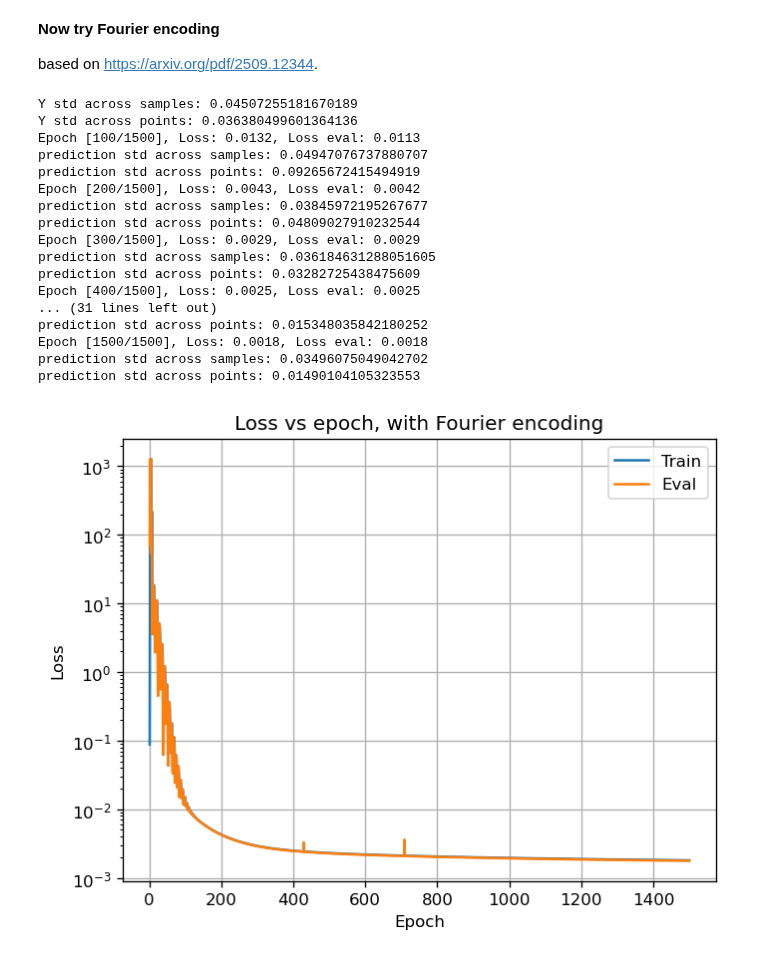
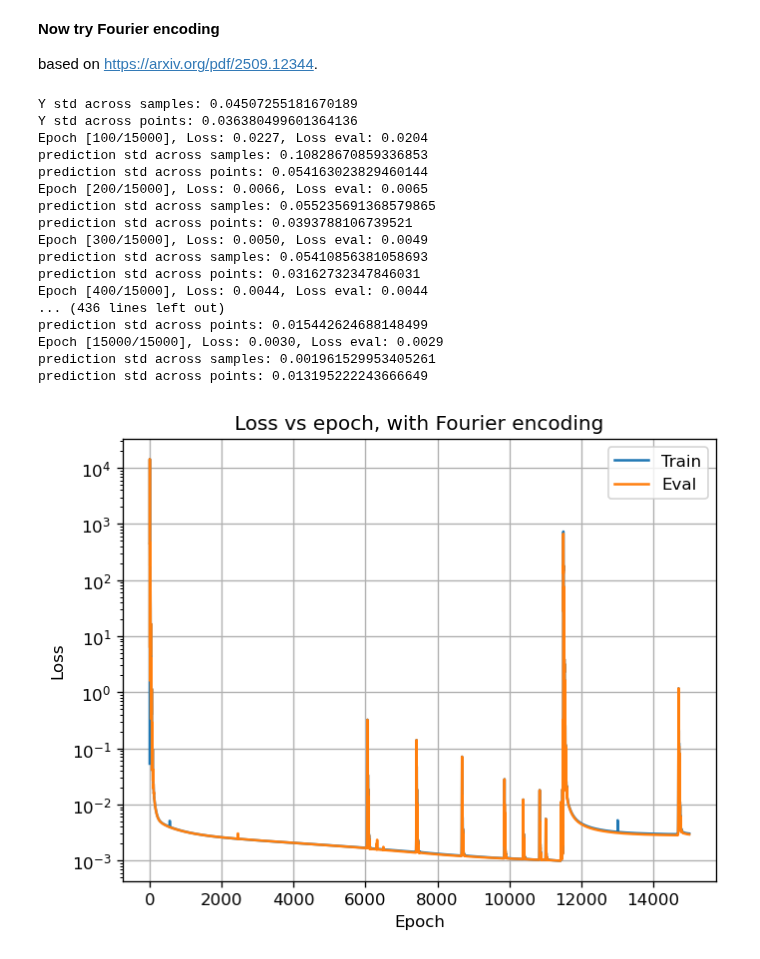
Before and after one commit to sottoviafilippo/trying-out-neural-operators, a Jupyter notebook: deepOnet_trials.ipynb, the cells around one changed output. Saved outputs shown, nothing was run; the diff lists cells and outputs as text; code cells hidden in the pictures.

```diff
--- a/deepOnet_trials.ipynb
+++ b/deepOnet_trials.ipynb
@@ -136,51 +136,51 @@ more work needs to be done since from the plots above one can clearly see that t
 
 based on https://arxiv.org/pdf/2509.12344.
 # %%
-# Try Fourier encoding
+# Now try Fourier encoding
 
 x_branch = np.linspace(-1, 1, 20)
 y_branch = np.linspace(-1, 1, 20)
 X_branch, Y_branch = np.meshgrid(x_branch, y_branch, indexing="ij")
 coords_branch = np.stack([X_branch.ravel(), Y_branch.ravel()], axis=-1)
 
 don_fourier = deepOnet_fourier_embedded_v2(x_coords_for_branch = coords_branch, N_nodes_branch = 200, N_nodes_trunk = 200, latent_dimension = 200)
 
-don_fourier.fit_from_npz('data/dataset.npz', 1500)
+don_fourier.fit_from_npz('data/dataset.npz', 15000)
 
 plt.figure(dpi = 120)
 plt.title("Loss vs epoch, with Fourier encoding")
 plt.xlabel('Epoch')
 plt.ylabel("Loss")
 plt.semilogy(don_fourier.epochs, don_fourier.losses, label = "Train")
 plt.semilogy(don_fourier.epochs, don_fourier.losses_eval, label = "Eval")
 plt.legend()
 plt.grid()
 plt.show()
 
 plt.figure(dpi = 120)
 plt.title("Rel. error on eval dataset vs epoch, Fourier encoding")
 plt.xlabel('Epoch')
 plt.ylabel("Rel. Error")
 plt.semilogy(don_fourier.epochs, don_fourier.rel_errors_eval)
 plt.legend()
 plt.grid()
 plt.show()
 # %% [output]
 Y std across samples: 0.04507255181670189
 Y std across points: 0.036380499601364136
-Epoch [100/1500], Loss: 0.0132, Loss eval: 0.0113
-prediction std across samples: 0.04947076737880707
-prediction std across points: 0.09265672415494919
-Epoch [200/1500], Loss: 0.0043, Loss eval: 0.0042
-prediction std across samples: 0.03845972195267677
-prediction std across points: 0.04809027910232544
-Epoch [300/1500], Loss: 0.0029, Loss eval: 0.0029
-prediction std across samples: 0.036184631288051605
-prediction std across points: 0.03282725438475609
-Epoch [400/1500], Loss: 0.0025, Loss eval: 0.0025
-... (31 lines left out)
-prediction std across points: 0.015348035842180252
-Epoch [1500/1500], Loss: 0.0018, Loss eval: 0.0018
-prediction std across samples: 0.03496075049042702
-prediction std across points: 0.01490104105323553
+Epoch [100/15000], Loss: 0.0227, Loss eval: 0.0204
+prediction std across samples: 0.10828670859336853
+prediction std across points: 0.054163023829460144
+Epoch [200/15000], Loss: 0.0066, Loss eval: 0.0065
+prediction std across samples: 0.055235691368579865
+prediction std across points: 0.0393788106739521
+Epoch [300/15000], Loss: 0.0050, Loss eval: 0.0049
+prediction std across samples: 0.05410856381058693
+prediction std across points: 0.03162732347846031
+Epoch [400/15000], Loss: 0.0044, Loss eval: 0.0044
+... (436 lines left out)
+prediction std across points: 0.015442624688148499
+Epoch [15000/15000], Loss: 0.0030, Loss eval: 0.0029
+prediction std across samples: 0.001961529953405261
+prediction std across points: 0.013195222243666649
-[figure, old version]
+[figure, new version]
```
Also changed, not shown: parts of 3 cells of this notebook.
